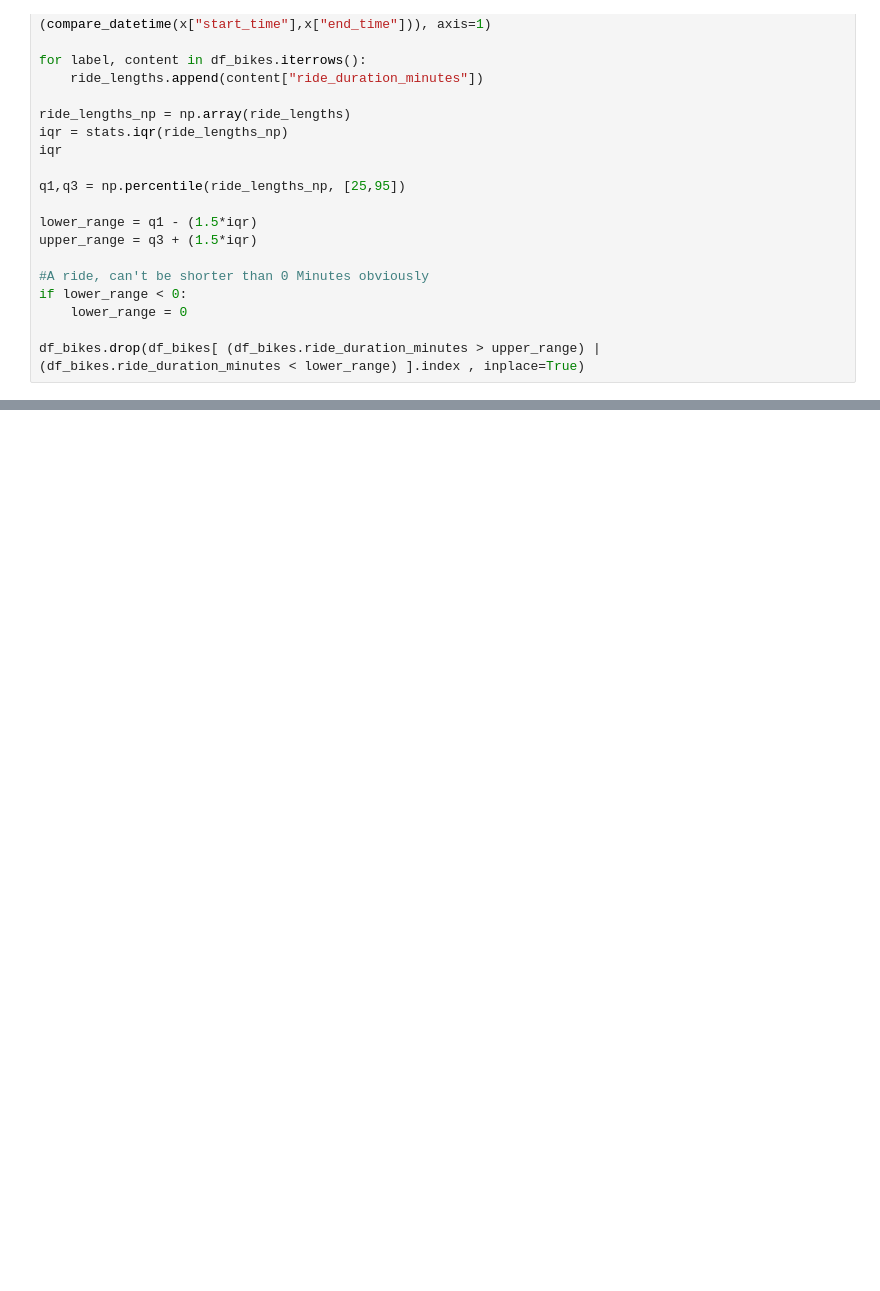
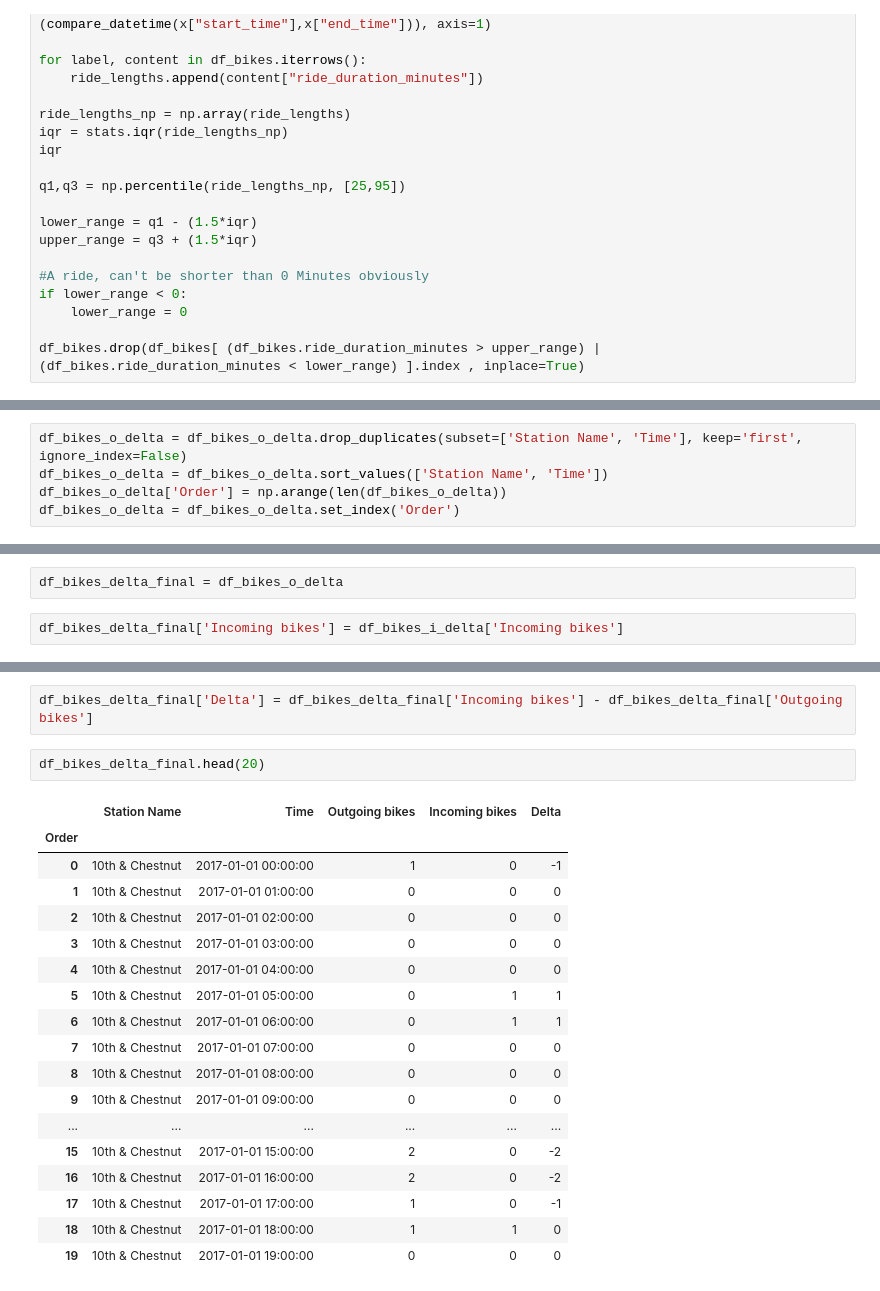
Before and after one commit to GoebelM94/dsml2021, a Jupyter notebook: notebooks/Delta Bike Rides New.ipynb, the cells around one changed output, grey strips where cells are left out. Drawn from its saved outputs; the diff is of its cells as text; blank space fills up the shorter version.

Commit message:
Final Delta Data

```diff
--- a/notebooks/Delta Bike Rides New.ipynb
+++ b/notebooks/Delta Bike Rides New.ipynb
@@ -176,0 +307,5 @@ df_bikes_delta_incoming.head(10)
+# %%
+df_bikes_o_delta = df_bikes_o_delta.drop_duplicates(subset=['Station Name', 'Time'], keep='first', ignore_index=False)
+df_bikes_o_delta = df_bikes_o_delta.sort_values(['Station Name', 'Time'])
+df_bikes_o_delta['Order'] = np.arange(len(df_bikes_o_delta))
+df_bikes_o_delta = df_bikes_o_delta.set_index('Order')
@@ -176,0 +329,4 @@ df_bikes_delta_incoming.head(10)
+# %%
+df_bikes_delta_final = df_bikes_o_delta
+# %%
+df_bikes_delta_final['Incoming bikes'] = df_bikes_i_delta['Incoming bikes']
@@ -176,0 +354,23 @@ df_bikes_delta_incoming.head(10)
+# %%
+df_bikes_delta_final['Delta'] = df_bikes_delta_final['Incoming bikes'] - df_bikes_delta_final['Outgoing bikes']
+# %%
+df_bikes_delta_final.head(20)
+# %% [output]
+|  | Station Name | Time | Outgoing bikes | Incoming bikes | Delta |
+| Order |  |  |  |  |  |
+| 0 | 10th & Chestnut | 2017-01-01 00:00:00 | 1 | 0 | -1 |
+| 1 | 10th & Chestnut | 2017-01-01 01:00:00 | 0 | 0 | 0 |
+| 2 | 10th & Chestnut | 2017-01-01 02:00:00 | 0 | 0 | 0 |
+| 3 | 10th & Chestnut | 2017-01-01 03:00:00 | 0 | 0 | 0 |
+| 4 | 10th & Chestnut | 2017-01-01 04:00:00 | 0 | 0 | 0 |
+| 5 | 10th & Chestnut | 2017-01-01 05:00:00 | 0 | 1 | 1 |
+| 6 | 10th & Chestnut | 2017-01-01 06:00:00 | 0 | 1 | 1 |
+| 7 | 10th & Chestnut | 2017-01-01 07:00:00 | 0 | 0 | 0 |
+| 8 | 10th & Chestnut | 2017-01-01 08:00:00 | 0 | 0 | 0 |
+| 9 | 10th & Chestnut | 2017-01-01 09:00:00 | 0 | 0 | 0 |
+| ... | ... | ... | ... | ... | ... |
+| 15 | 10th & Chestnut | 2017-01-01 15:00:00 | 2 | 0 | -2 |
+| 16 | 10th & Chestnut | 2017-01-01 16:00:00 | 2 | 0 | -2 |
+| 17 | 10th & Chestnut | 2017-01-01 17:00:00 | 1 | 0 | -1 |
+| 18 | 10th & Chestnut | 2017-01-01 18:00:00 | 1 | 1 | 0 |
+| 19 | 10th & Chestnut | 2017-01-01 19:00:00 | 0 | 0 | 0 |
```
Also changed, not shown: parts of 45 cells of this notebook.
